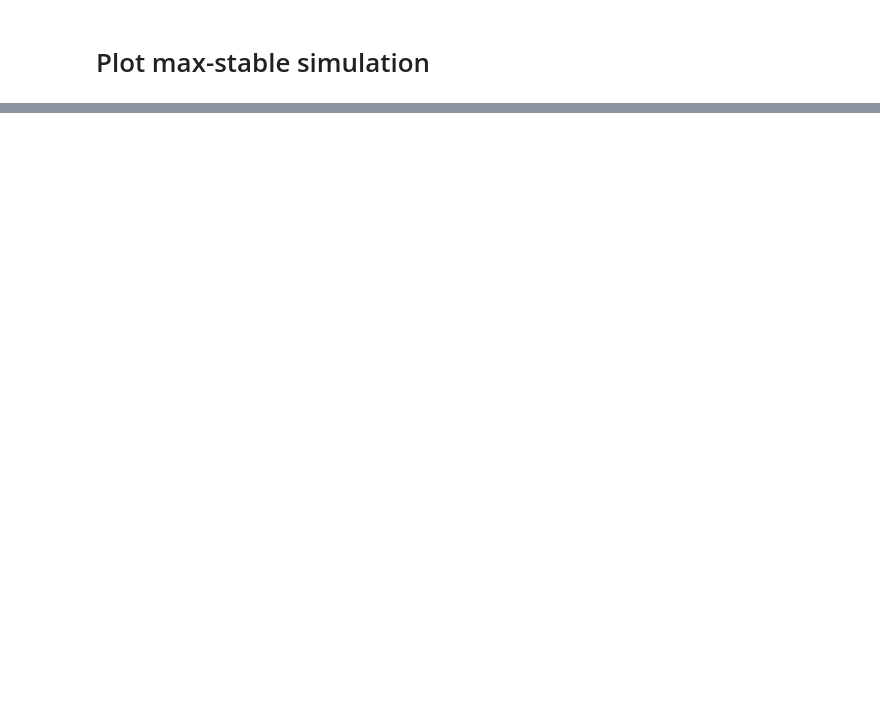
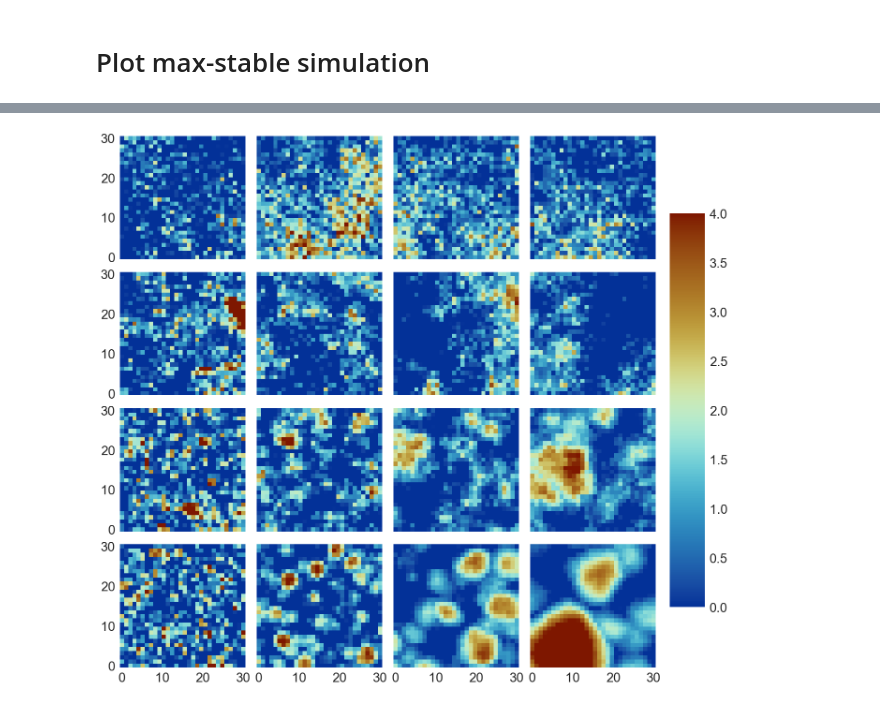
Before and after one commit to cbuelt/thesis, a Jupyter notebook: plots/plots.ipynb, the cells around one changed output, grey strips where cells are left out. Saved outputs shown, nothing was run; the diff lists cells and outputs as text; code cells hidden in the pictures; blank space fills up the shorter version.

```diff
--- a/plots/plots.ipynb
+++ b/plots/plots.ipynb
@@ -11,5 +18,6 @@ from matplotlib.ticker import LinearLocator
 # Define colors and parameters
 # %%
 path = "../../plots/"
+plot_path = "../plots/data/"
 # %%
 plt.style.use('seaborn-v0_8')
@@ -130,0 +152,37 @@ for ax in range(3):
+# %%
+model = "brown"
+
+example_params = pyreadr.read_r(plot_path+model+"_example_params.RData")["train_params"].to_numpy()
+example_data = pyreadr.read_r(plot_path+model+"_example_data.RData")["train_data"].to_numpy()
+example_data = np.reshape(example_data, newshape = (30, 30, -1))
+# %%
+fig, axs = plt.subplots(4,4,figsize = (15,12))
+axs = axs.ravel()
+x = np.linspace(0,30,30)
+
+#Define colormap
+normalizer=Normalize(0,4)
+im=cm.ScalarMappable(norm=normalizer)
+
+for i in range(16):
+    params = example_params[i]
+    data_plot = np.log(example_data[:,:,i])
+    axs[i].pcolormesh(x, x, data_plot,norm=normalizer)
+    axs[i].tick_params(axis='both', which='major', labelsize=ticksize)
+    axs[i].set_xticks(np.arange(0, 31, step=10))
+
+    if i < 12:
+        axs[i].get_xaxis().set_visible(False)
+    if (i%4) != 0:
+        axs[i].get_yaxis().set_visible(False)
+
+fig.tight_layout()
+
+fig.subplots_adjust(right=0.8)
+cbar_ax = fig.add_axes([0.82, 0.15, 0.05, 0.7])
+cb = fig.colorbar(im, cax=cbar_ax)
+cb.ax.tick_params(labelsize=ticksize)
+
+plt.savefig(path + f"{model}_example.png", bbox_inches = "tight")
+# %% [output]
+[figure, added]
```
Also changed, not shown: parts of 22 cells of this notebook, 16 other files.
